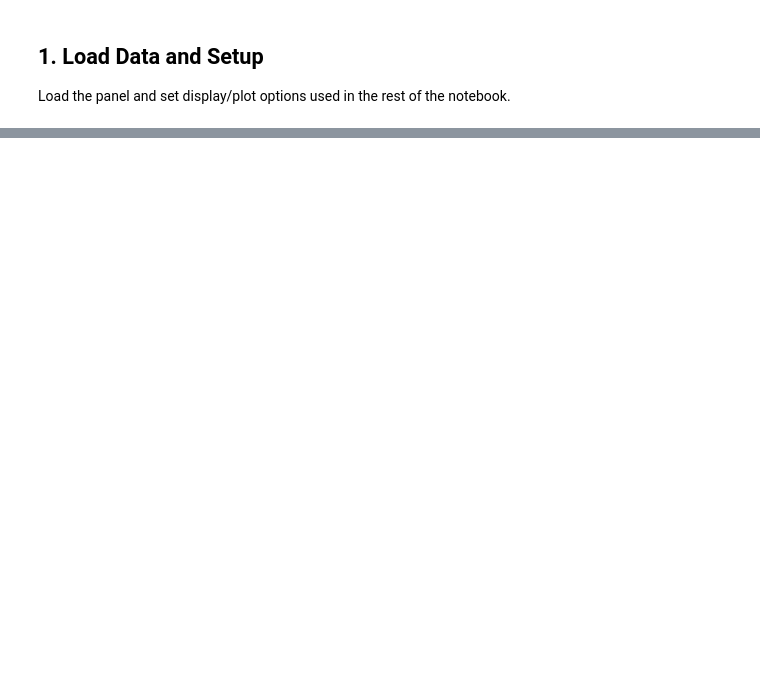
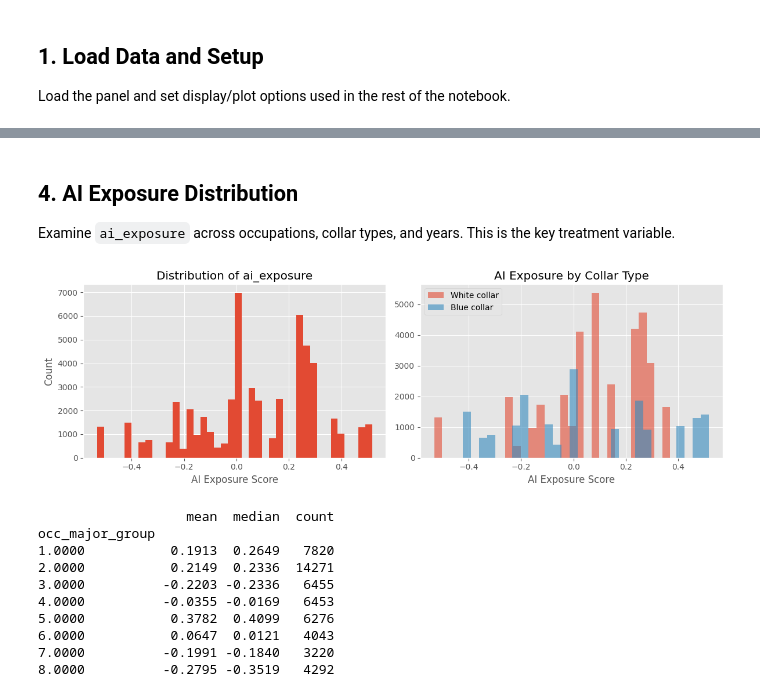
Before and after one commit to TingyingHuang/ECC3479-The-impact-of-AI-exposure-on-wage-growth, a Jupyter notebook: code/eda_analysis.ipynb, the cells around one changed output, grey strips where cells are left out. Drawn from its saved outputs; the diff is of its cells as text; code cells hidden in the pictures; blank space fills up the shorter version.

```diff
--- a/code/eda_analysis.ipynb
+++ b/code/eda_analysis.ipynb
@@ -536,0 +211,38 @@ findings
+# %% [markdown]
+## 4. AI Exposure Distribution
+
+Examine `ai_exposure` across occupations, collar types, and years. This is the key treatment variable.
+# %%
+ai = raw.dropna(subset=['ai_exposure'])
+
+fig, axes = plt.subplots(1, 2, figsize=(12, 4))
+
+axes[0].hist(ai['ai_exposure'], bins=40, edgecolor='none')
+axes[0].set_title('Distribution of ai_exposure')
+axes[0].set_xlabel('AI Exposure Score')
+axes[0].set_ylabel('Count')
+
+wc = ai[ai['white_collar']==1]['ai_exposure']
+bc = ai[ai['blue_collar']==1]['ai_exposure']
+axes[1].hist(wc, bins=30, alpha=0.6, label='White collar', edgecolor='none')
+axes[1].hist(bc, bins=30, alpha=0.6, label='Blue collar', edgecolor='none')
+axes[1].set_title('AI Exposure by Collar Type')
+axes[1].set_xlabel('AI Exposure Score')
+axes[1].legend()
+
+plt.tight_layout()
+plt.show()
+
+print(ai.groupby('occ_major_group')['ai_exposure'].agg(['mean','median','count']).round(4).to_string())
+# %% [output]
+[figure, added]
+                   mean  median  count
+occ_major_group
+1.0000           0.1913  0.2649   7820
+2.0000           0.2149  0.2336  14271
+3.0000          -0.2203 -0.2336   6455
+4.0000          -0.0355 -0.0169   6453
+5.0000           0.3782  0.4099   6276
+6.0000           0.0647  0.0121   4043
+7.0000          -0.1991 -0.1840   3220
+8.0000          -0.2795 -0.3519   4292
```
Also changed, not shown: parts of 51 cells of this notebook, 12 other files.
